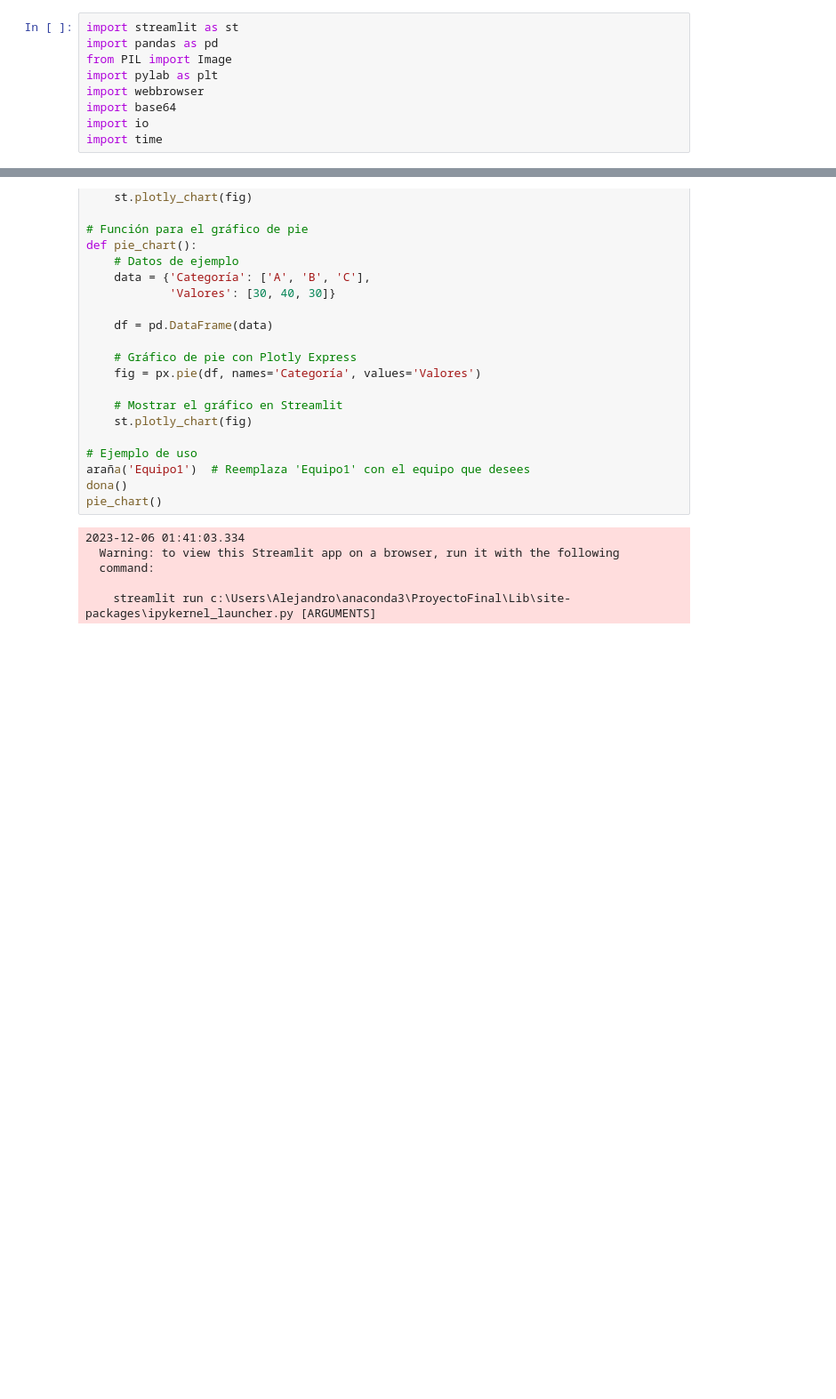
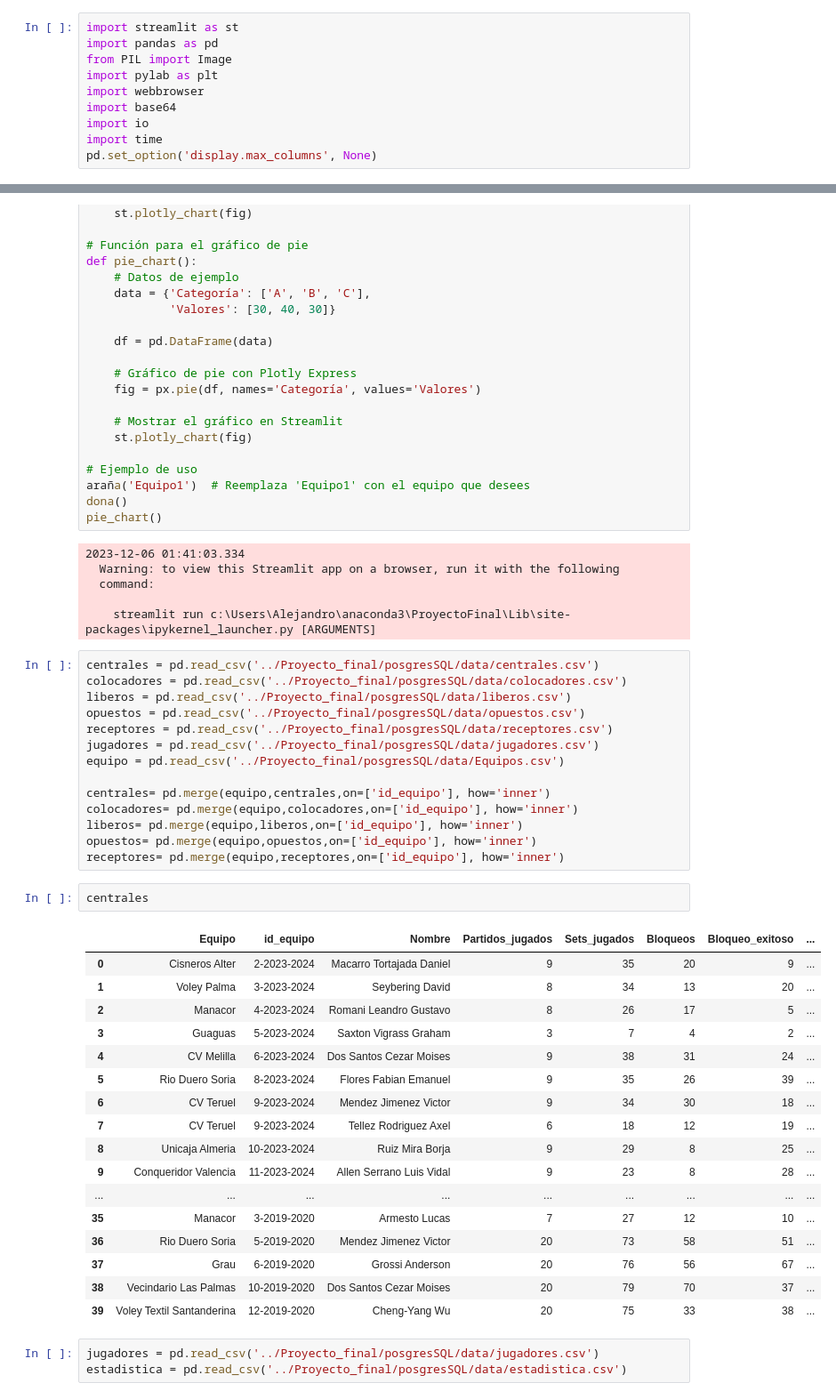
Before and after one commit to AlejandroCasna/Proyecto_final, a Jupyter notebook: prueba_streamlit.ipynb, the cells around one changed output, grey strips where cells are left out. Shown at 89% size. Saved outputs shown, nothing was run; the diff lists cells and outputs as text; blank space fills up the shorter version.

```diff
--- a/prueba_streamlit.ipynb
+++ b/prueba_streamlit.ipynb
@@ -7,6 +7,7 @@ import webbrowser
 import base64
 import io
 import time
+pd.set_option('display.max_columns', None)
 # %% [markdown]
 # sidebar
 # %%
@@ -559,3 +601,40 @@ pie_chart()
   command:
 
     streamlit run c:\Users\Alejandro\anaconda3\ProyectoFinal\Lib\site-packages\ipykernel_launcher.py [ARGUMENTS]
+# %%
+centrales = pd.read_csv('../Proyecto_final/posgresSQL/data/centrales.csv')
+colocadores = pd.read_csv('../Proyecto_final/posgresSQL/data/colocadores.csv')
+liberos = pd.read_csv('../Proyecto_final/posgresSQL/data/liberos.csv')
+opuestos = pd.read_csv('../Proyecto_final/posgresSQL/data/opuestos.csv')
+receptores = pd.read_csv('../Proyecto_final/posgresSQL/data/receptores.csv')
+jugadores = pd.read_csv('../Proyecto_final/posgresSQL/data/jugadores.csv')
+equipo = pd.read_csv('../Proyecto_final/posgresSQL/data/Equipos.csv')
+
+centrales= pd.merge(equipo,centrales,on=['id_equipo'], how='inner')
+colocadores= pd.merge(equipo,colocadores,on=['id_equipo'], how='inner')
+liberos= pd.merge(equipo,liberos,on=['id_equipo'], how='inner')
+opuestos= pd.merge(equipo,opuestos,on=['id_equipo'], how='inner')
+receptores= pd.merge(equipo,receptores,on=['id_equipo'], how='inner')
+# %%
+centrales
+# %% [output]
+|  | Equipo | id_equipo | Nombre | Partidos_jugados | Sets_jugados | Bloqueos | Bloqueo_exitoso | ... |
+| 0 | Cisneros Alter | 2-2023-2024 | Macarro Tortajada Daniel | 9 | 35 | 20 | 9 | ... |
+| 1 | Voley Palma | 3-2023-2024 | Seybering David | 8 | 34 | 13 | 20 | ... |
+| 2 | Manacor | 4-2023-2024 | Romani Leandro Gustavo | 8 | 26 | 17 | 5 | ... |
+| 3 | Guaguas | 5-2023-2024 | Saxton Vigrass Graham | 3 | 7 | 4 | 2 | ... |
+| 4 | CV Melilla | 6-2023-2024 | Dos Santos Cezar Moises | 9 | 38 | 31 | 24 | ... |
+| 5 | Rio Duero Soria | 8-2023-2024 | Flores Fabian Emanuel | 9 | 35 | 26 | 39 | ... |
+| 6 | CV Teruel | 9-2023-2024 | Mendez Jimenez Victor | 9 | 34 | 30 | 18 | ... |
+| 7 | CV Teruel | 9-2023-2024 | Tellez Rodriguez Axel | 6 | 18 | 12 | 19 | ... |
+| 8 | Unicaja Almeria | 10-2023-2024 | Ruiz Mira Borja | 9 | 29 | 8 | 25 | ... |
+| 9 | Conqueridor Valencia | 11-2023-2024 | Allen Serrano Luis Vidal | 9 | 23 | 8 | 28 | ... |
+| ... | ... | ... | ... | ... | ... | ... | ... | ... |
+| 35 | Manacor | 3-2019-2020 | Armesto Lucas | 7 | 27 | 12 | 10 | ... |
+| 36 | Rio Duero Soria | 5-2019-2020 | Mendez Jimenez Victor | 20 | 73 | 58 | 51 | ... |
+| 37 | Grau | 6-2019-2020 | Grossi Anderson | 20 | 76 | 56 | 67 | ... |
+| 38 | Vecindario Las Palmas | 10-2019-2020 | Dos Santos Cezar Moises | 20 | 79 | 70 | 37 | ... |
+| 39 | Voley Textil Santanderina | 12-2019-2020 | Cheng-Yang Wu | 20 | 75 | 33 | 38 | ... |
+# %%
+jugadores = pd.read_csv('../Proyecto_final/posgresSQL/data/jugadores.csv')
+estadistica = pd.read_csv('../Proyecto_final/posgresSQL/data/estadistica.csv')
```
Also changed, not shown: parts of 3 cells of this notebook, 1 other file.
